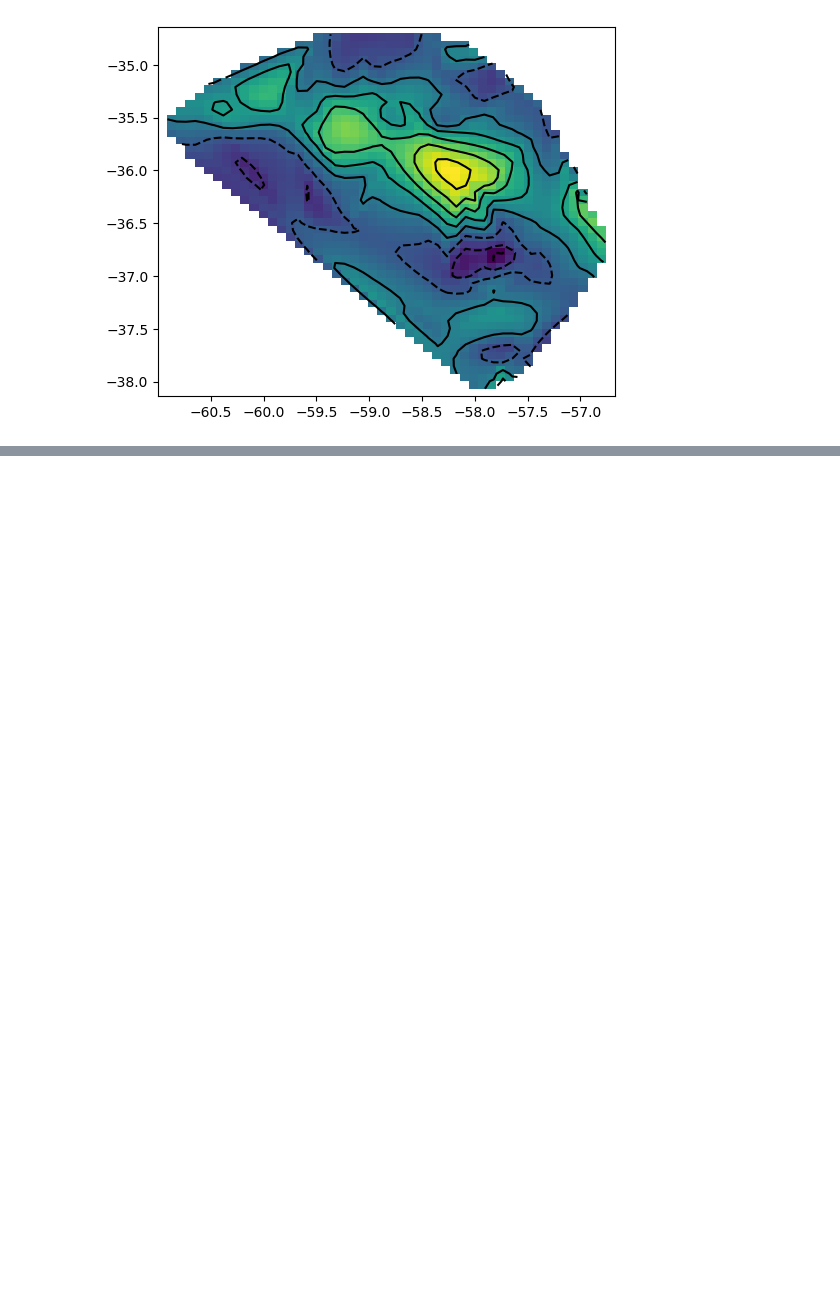
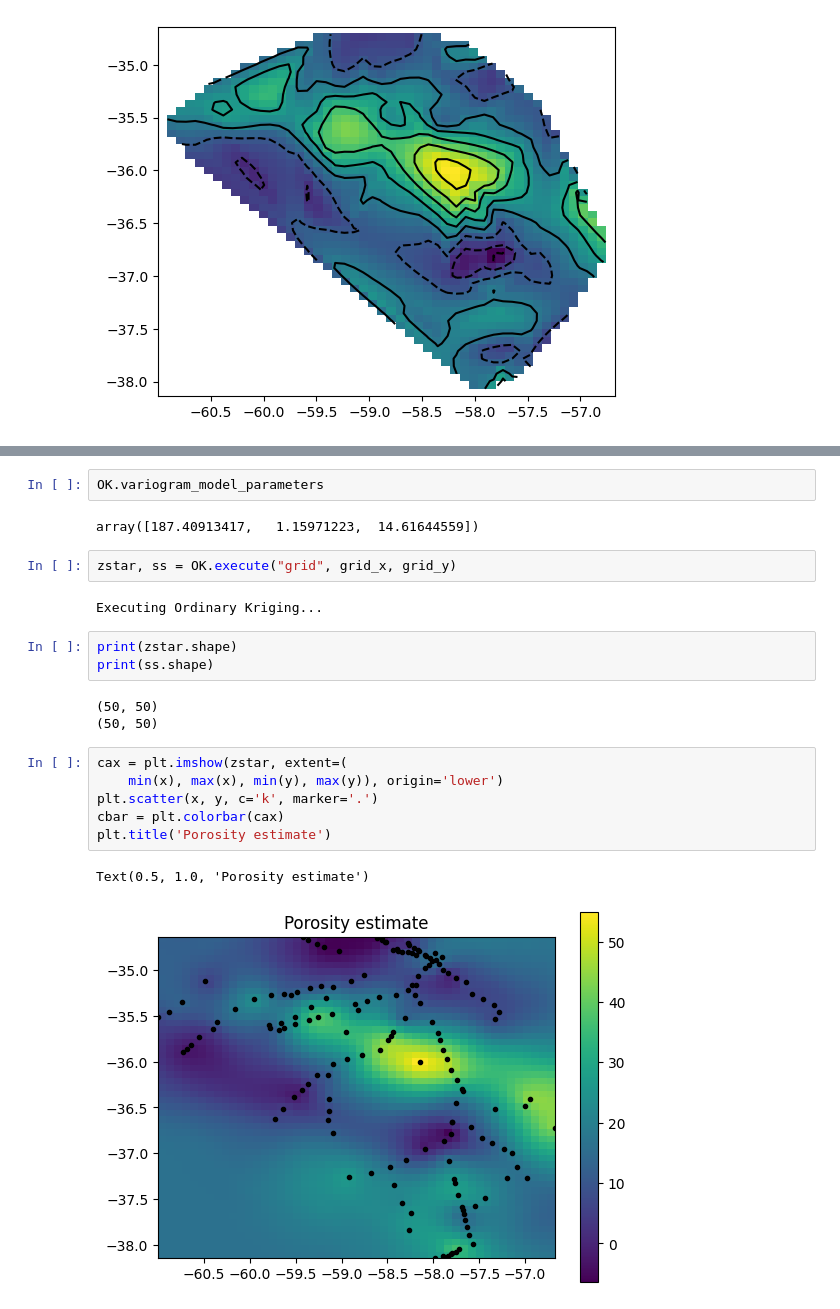
Before and after one commit to miguepoloc/kriging, a Jupyter notebook: krigingjupyter.ipynb, the cells around one changed output, grey strips where cells are left out. Cells and saved outputs as stored; diff of their text form; blank space fills up the shorter version.

```diff
--- a/krigingjupyter.ipynb
+++ b/krigingjupyter.ipynb
@@ -95,0 +137,23 @@ gz_int = gz_int.data
+# %%
+OK.variogram_model_parameters
+# %% [output]
+array([187.40913417,   1.15971223,  14.61644559])
+# %%
+zstar, ss = OK.execute("grid", grid_x, grid_y)
+# %% [output]
+Executing Ordinary Kriging...
+# %%
+print(zstar.shape)
+print(ss.shape)
+# %% [output]
+(50, 50)
+(50, 50)
+# %%
+cax = plt.imshow(zstar, extent=(
+    min(x), max(x), min(y), max(y)), origin='lower')
+plt.scatter(x, y, c='k', marker='.')
+cbar = plt.colorbar(cax)
+plt.title('Porosity estimate')
+# %% [output]
+Text(0.5, 1.0, 'Porosity estimate')
+[figure, added]
```
Also changed, not shown: parts of 5 cells of this notebook, 11 other files.
